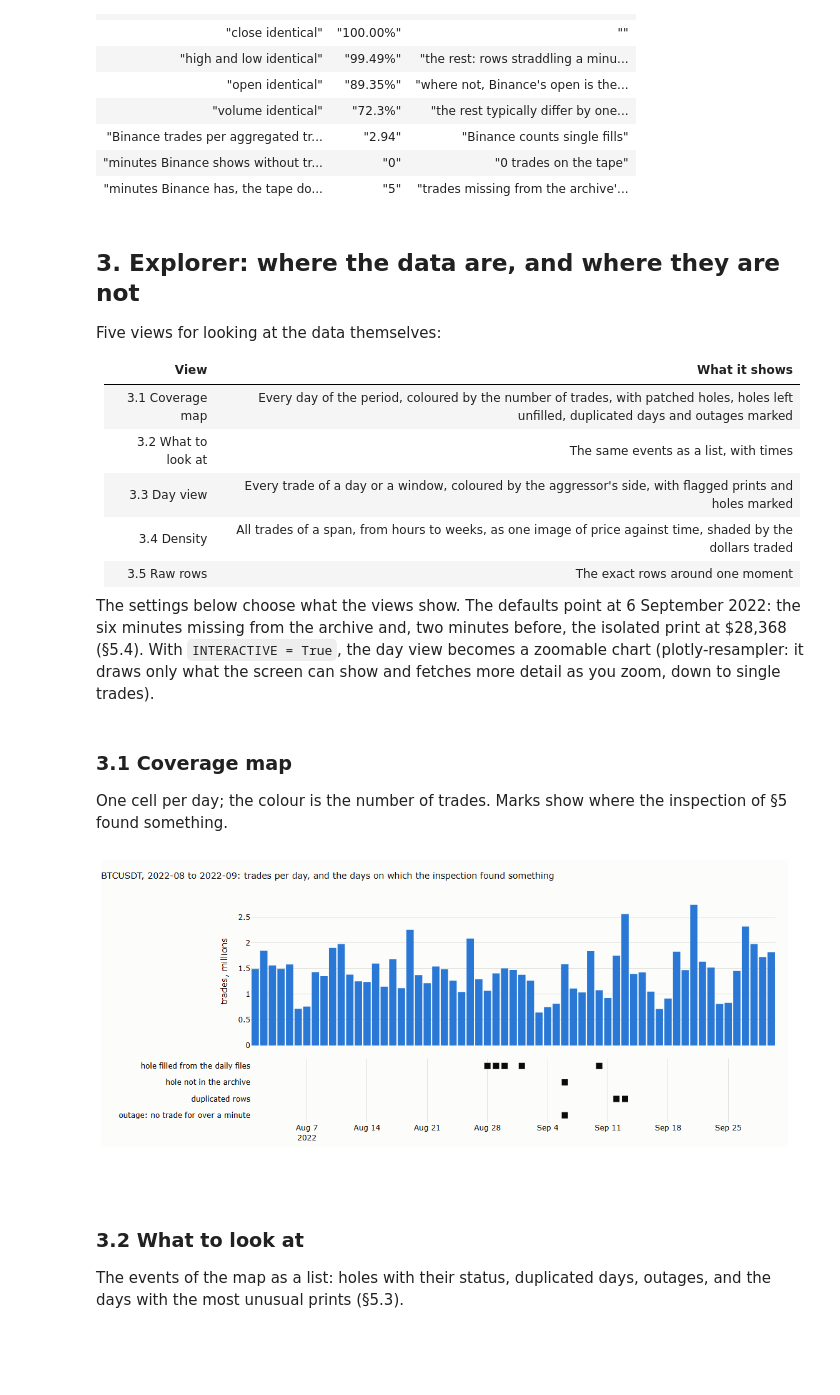
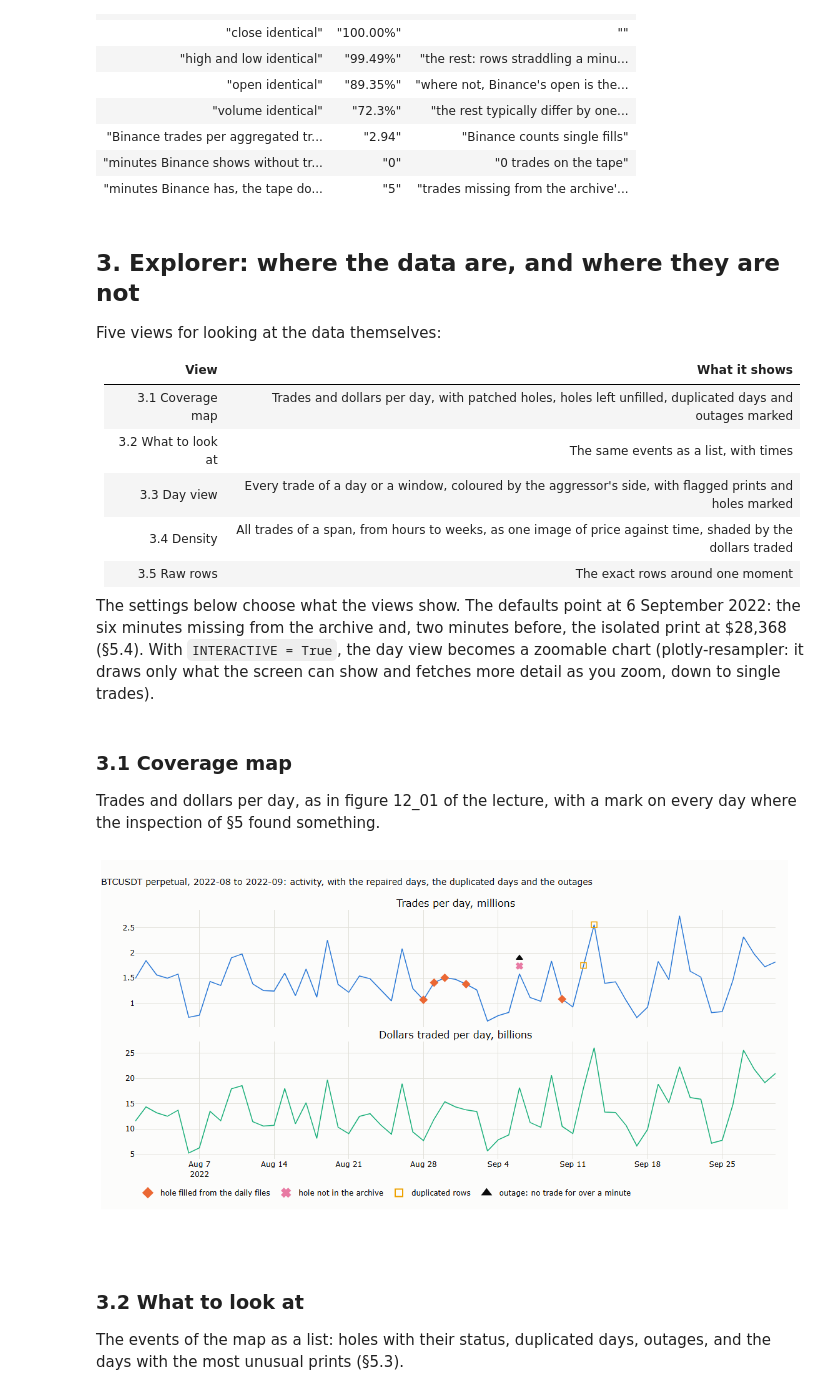
Before and after one commit to MaxGnesi/systematic-trading-notes, a Jupyter notebook: lectures/12-tick-data-the-tape/12_tick_data_the_tape.ipynb, the cells around one changed output. Drawn from its saved outputs; the diff is of its cells as text; code cells hidden in the pictures; blank space fills up the shorter version.

Commit message:
Lecture 12: explorer charts in the lecture's style; pipeline diagram horizontal and compact
Co-Authored-By: Claude Opus 5.5 <noreply@anthropic.com>

```diff
--- a/lectures/12-tick-data-the-tape/12_tick_data_the_tape.ipynb
+++ b/lectures/12-tick-data-the-tape/12_tick_data_the_tape.ipynb
@@ -212,7 +212,7 @@ Five views for looking at the data themselves:
 
 | View | What it shows |
 |---|---|
-| 3.1 Coverage map | Every day of the period, coloured by the number of trades, with patched holes, holes left unfilled, duplicated days and outages marked |
+| 3.1 Coverage map | Trades and dollars per day, with patched holes, holes left unfilled, duplicated days and outages marked |
 | 3.2 What to look at | The same events as a list, with times |
 | 3.3 Day view | Every trade of a day or a window, coloured by the aggressor's side, with flagged prints and holes marked |
 | 3.4 Density | All trades of a span, from hours to weeks, as one image of price against time, shaded by the dollars traded |
@@ -238,34 +238,33 @@ if ROWS_AT[:7] not in period:
 # %% [markdown]
 ### 3.1 Coverage map
 
-One cell per day; the colour is the number of trades. Marks show where the inspection of §5 found something.
+Trades and dollars per day, as in figure 12_01 of the lecture, with a mark on every day where the inspection of §5 found something.
 # %%
 days = pl.concat([pl.read_parquet(D / ym / "days.parquet") for ym in period]).sort("day")
 flags = pl.concat([pl.read_parquet(D / ym / "flag_counts.parquet") for ym in period])
 marks = {"hole filled from the daily files": set(), "hole not in the archive": set(), "duplicated rows": set(), "outage: no trade for over a minute": set()}
 for h in (patches.iter_rows(named=True) if patches.height else []):
     filled = h["status"] == "filled"
     marks["hole filled from the daily files" if filled else "hole not in the archive"].update(tape.hole_days(h["from_ms"], h["to_ms"], 60_000 if filled else 1))
 for h in holes.filter(pl.col("kind") == "repeated").iter_rows(named=True):
     marks["duplicated rows"].add(datetime.fromtimestamp(h["from_ms"] / 1000, timezone.utc).date())
 marks["outage: no trade for over a minute"] = {datetime.fromisoformat(d).date() for d in flags.filter(pl.col("rule") == "silence over 60 seconds")["day"]}
 
 from plotly.subplots import make_subplots
-rows = ["hole filled from the daily files", "hole not in the archive", "duplicated rows", "outage: no trade for over a minute"]
-fig = make_subplots(rows=2, cols=1, shared_xaxes=True, row_heights=[0.7, 0.3], vertical_spacing=0.06)
-fig.add_bar(x=days["day"], y=days["trades"] / 1e6, marker=dict(color=SERIES[0], line=dict(width=0)), name="trades",
-            hovertemplate="%{x|%a %d %b %Y}: %{y:.2f} million trades<extra></extra>", row=1, col=1)
-for label in rows:                                                         # one row per kind of event; the row label names it
-    ds_ = sorted(marks[label])
-    fig.add_scatter(x=ds_, y=[label] * len(ds_), mode="markers", marker=dict(symbol="square", size=10, color=INK),
-                    hovertemplate="%{x|%d %b %Y}: " + label + "<extra></extra>", row=2, col=1)
-fig.update_yaxes(title_text="trades, millions", row=1, col=1)
-fig.update_yaxes(categoryorder="array", categoryarray=rows[::-1], showgrid=False, row=2, col=1)
-fig.update_layout(title=f"{SYMBOL}, {START} to {END}: trades per day, and the days on which the inspection found something", height=460, width=1100,
-                  showlegend=False, bargap=0.15, margin=dict(l=240))
+fig = make_subplots(rows=2, cols=1, shared_xaxes=True, vertical_spacing=0.06, subplot_titles=("Trades per day, millions", "Dollars traded per day, billions"))
+fig.add_scatter(x=days["day"], y=days["trades"] / 1e6, mode="lines", line=dict(color=SERIES[0], width=1.5), showlegend=False, row=1, col=1)
+fig.add_scatter(x=days["day"], y=days["usd"] / 1e9, mode="lines", line=dict(color=SERIES[2], width=1.5), showlegend=False, row=2, col=1)
+style = {"hole filled from the daily files": ("diamond", SERIES[1], 1.00), "hole not in the archive": ("x", SERIES[3], 1.10),
+         "duplicated rows": ("square-open", SERIES[4], 1.00), "outage: no trade for over a minute": ("triangle-up", INK, 1.20)}
+for label, (sym, col, lift) in style.items():                              # marks on the trades line; lifted where two fall on one day
+    q = days.filter(pl.col("day").is_in(sorted(marks[label])))
+    fig.add_scatter(x=q["day"], y=q["trades"] / 1e6 * lift, mode="markers", marker=dict(symbol=sym, size=9, color=col, line=dict(width=1.5, color=col)),
+                    name=label, row=1, col=1)
+fig.update_layout(title=f"{SYMBOL} perpetual, {START} to {END}: activity, with the repaired days, the duplicated days and the outages", height=560, width=1100,
+                  margin=dict(t=80), legend=dict(orientation="h", y=-0.1, x=0, itemsizing="constant"))
 show(fig, "12_nb_coverage")
 # %% [output]
-[figure, old version]
+[figure, new version]
 # %% [markdown]
 ### 3.2 What to look at
 
```
Also changed, not shown: parts of 23 cells of this notebook, 1 other file.
